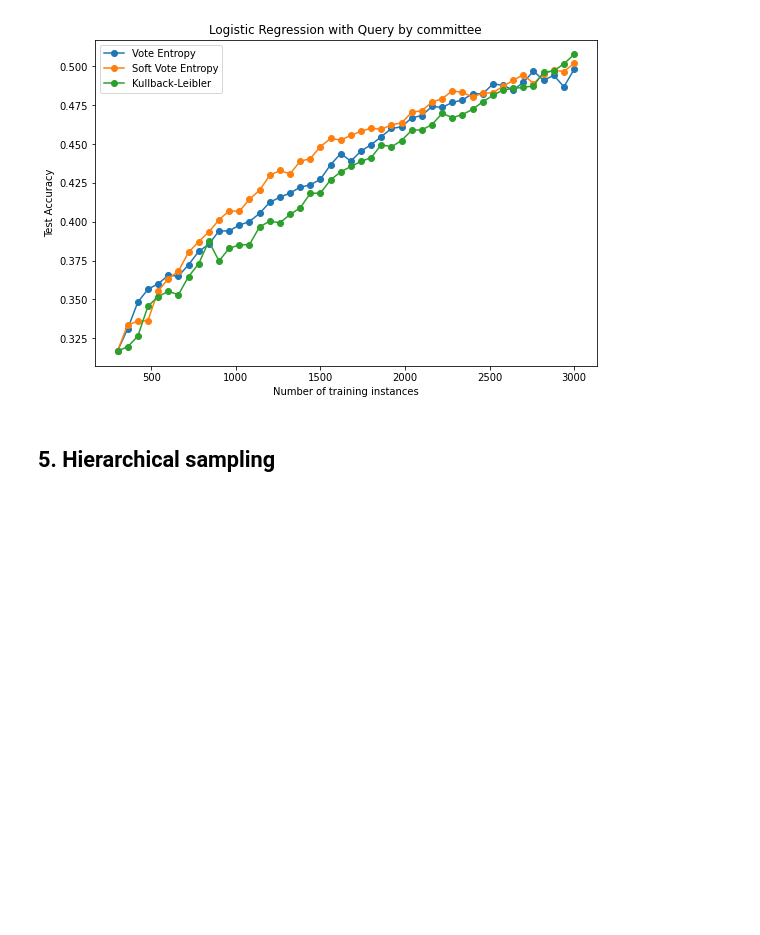
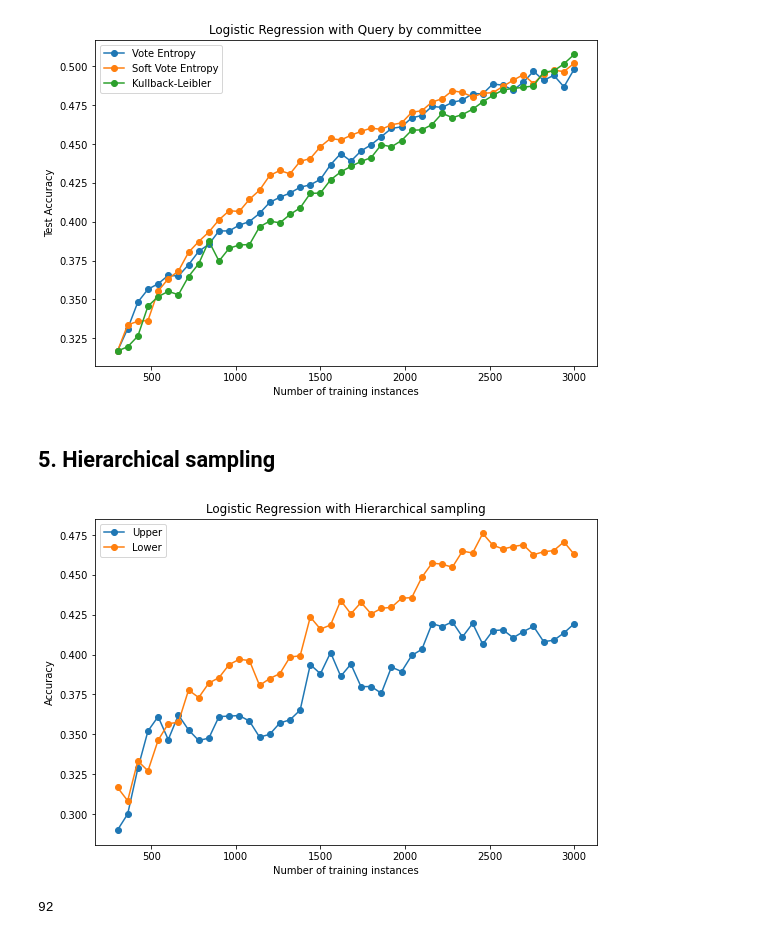
Before and after one commit to echoid/Active-Learning-Implementation, a Jupyter notebook: dataset/project2.ipynb, the cells around one changed output. Cells and saved outputs as stored; diff of their text form; code cells hidden in the pictures; blank space fills up the shorter version.

```diff
--- a/dataset/project2.ipynb
+++ b/dataset/project2.ipynb
@@ -387,0 +691,39 @@ plt.show()
+# %%
+Query_Upper, P_Upper = Cluster_adaptive_active_learning(X_pool,y_pool,"Upper",max_size,2)
+Query_Lower, P_Lower = Cluster_adaptive_active_learning(X_pool,y_pool,"Lower",max_size,2)
+# %%
+upper_acc_list = []
+sample_list = []
+for i in range(300,max_size+60,60):
+    index = Query_Upper[:i]
+    sample_list.append(len(index))
+    lr = LogisticRegression().fit(X_pool[index],y_pool[index])
+    upper_acc_list.append(lr.score(X_test[index],y_test[index]))
+# %%
+lower_acc_list = []
+sample_list = []
+for i in range(300,max_size+60,60):
+    index = Query_Lower[:i]
+    sample_list.append(len(index))
+    lr = LogisticRegression().fit(X_pool[index],y_pool[index])
+    lower_acc_list.append(lr.score(X_test[index],y_test[index]))
+# %%
+fig = plt.figure(figsize = (9,6))
+ax = fig.add_subplot(111)
+
+ax.plot(sample_list,upper_acc_list,"o-",label= "Upper")
+ax.plot(sample_list,lower_acc_list,"o-",label= "Lower")
+
+ax.set_ylabel('Accuracy')
+ax.set_xlabel('Number of training instances')
+plt.legend()
+plt.title("Logistic Regression with Hierarchical sampling")
+
+
+plt.show()
+# %% [output]
+[figure, added]
+# %%
+len(acc_list)
+# %% [output]
+92
```
Also changed, not shown: parts of 9 cells of this notebook, 2 other files.
